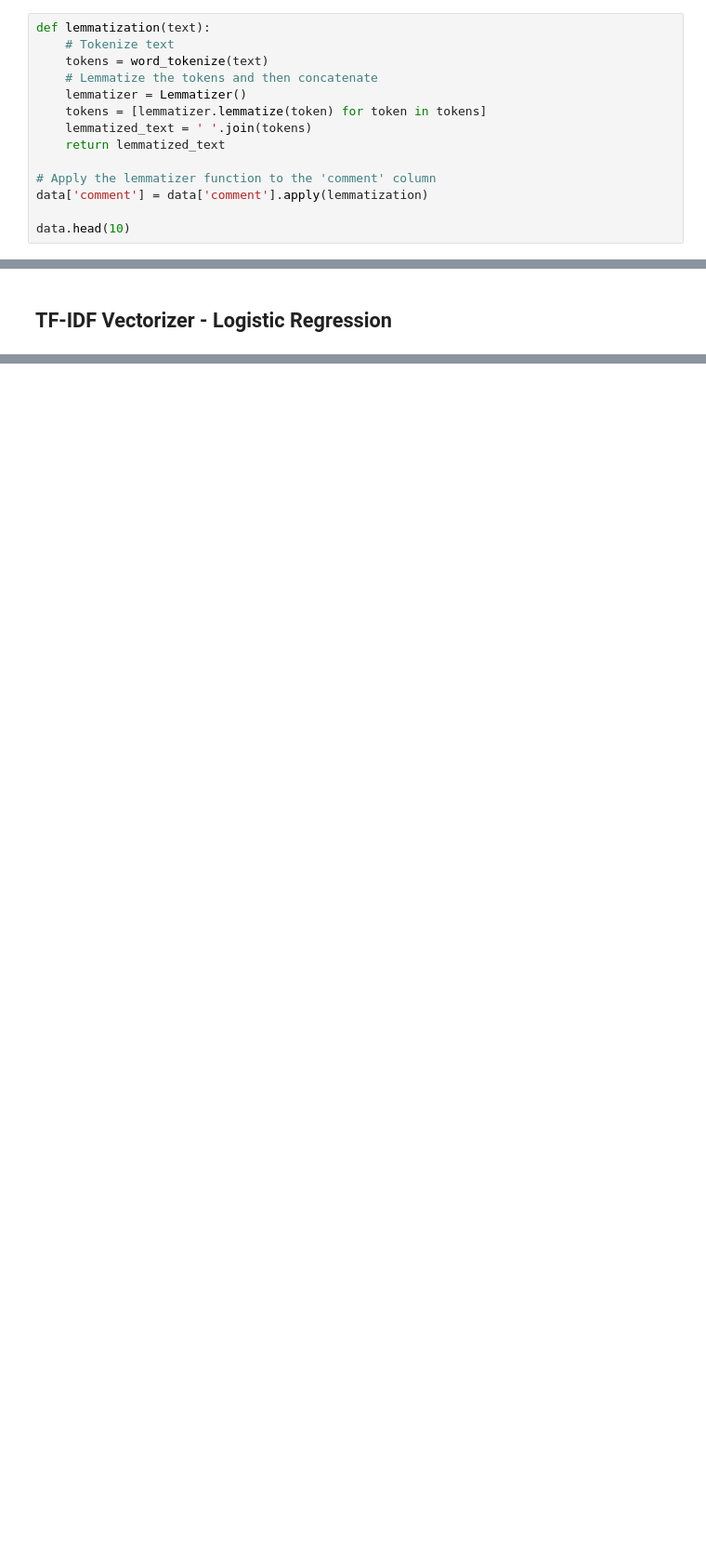
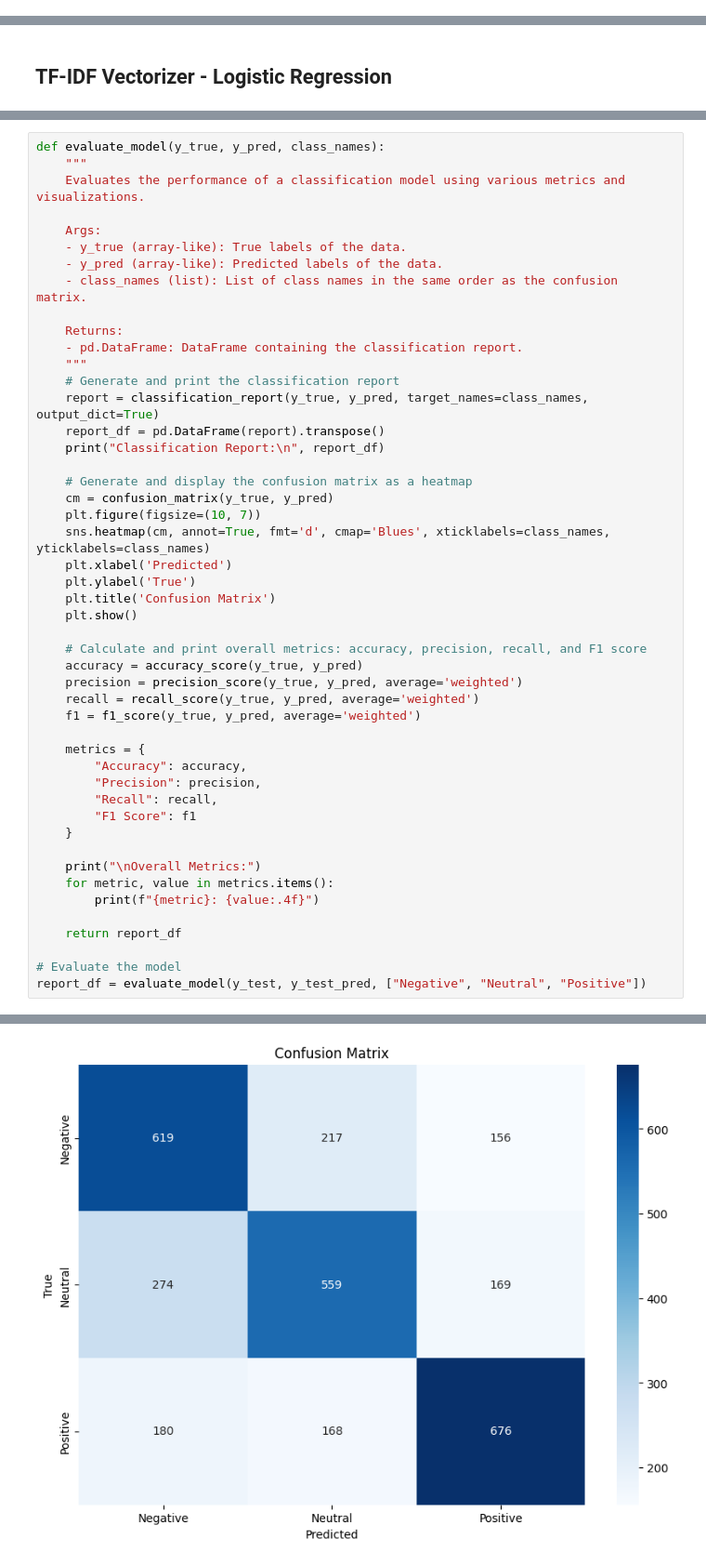
Before and after one commit to NLP-1403/HW3, a Jupyter notebook: DocClassifier_Base.ipynb, the cells around one changed output, grey strips where cells are left out. Shown: that part at 93% size. Saved outputs shown, nothing was run; the diff lists cells and outputs as text; blank space fills up the shorter version.

```diff
--- a/DocClassifier_Base.ipynb
+++ b/DocClassifier_Base.ipynb
@@ -126,14 +111,0 @@ data.head()
-# %%
-def lemmatization(text):
-    # Tokenize text
-    tokens = word_tokenize(text)
-    # Lemmatize the tokens and then concatenate
-    lemmatizer = Lemmatizer()
-    tokens = [lemmatizer.lemmatize(token) for token in tokens]
-    lemmatized_text = ' '.join(tokens)
-    return lemmatized_text
-
-# Apply the lemmatizer function to the 'comment' column
-data['comment'] = data['comment'].apply(lemmatization)
-
-data.head(10)
@@ -235,0 +228,49 @@ weighted avg       0.57      0.56      0.56      3018
+# %%
+def evaluate_model(y_true, y_pred, class_names):
+    """
+    Evaluates the performance of a classification model using various metrics and visualizations.
+
+    Args:
+    - y_true (array-like): True labels of the data.
+    - y_pred (array-like): Predicted labels of the data.
+    - class_names (list): List of class names in the same order as the confusion matrix.
+
+    Returns:
+    - pd.DataFrame: DataFrame containing the classification report.
+    """
+    # Generate and print the classification report
+    report = classification_report(y_true, y_pred, target_names=class_names, output_dict=True)
+    report_df = pd.DataFrame(report).transpose()
+    print("Classification Report:\n", report_df)
+
+    # Generate and display the confusion matrix as a heatmap
+    cm = confusion_matrix(y_true, y_pred)
+    plt.figure(figsize=(10, 7))
+    sns.heatmap(cm, annot=True, fmt='d', cmap='Blues', xticklabels=class_names, yticklabels=class_names)
+    plt.xlabel('Predicted')
+    plt.ylabel('True')
+    plt.title('Confusion Matrix')
+    plt.show()
+
+    # Calculate and print overall metrics: accuracy, precision, recall, and F1 score
+    accuracy = accuracy_score(y_true, y_pred)
+    precision = precision_score(y_true, y_pred, average='weighted')
+    recall = recall_score(y_true, y_pred, average='weighted')
+    f1 = f1_score(y_true, y_pred, average='weighted')
+
+    metrics = {
+        "Accuracy": accuracy,
+        "Precision": precision,
+        "Recall": recall,
+        "F1 Score": f1
+    }
+
+    print("\nOverall Metrics:")
+    for metric, value in metrics.items():
+        print(f"{metric}: {value:.4f}")
+
+    return report_df
+
+# Evaluate the model
+report_df = evaluate_model(y_test, y_test_pred, ["Negative", "Neutral", "Positive"])
+# %% [output]
@@ -235,0 +285 @@ weighted avg       0.57      0.56      0.56      3018
+[figure, added]
```
Also changed, not shown: parts of 15 cells of this notebook.
